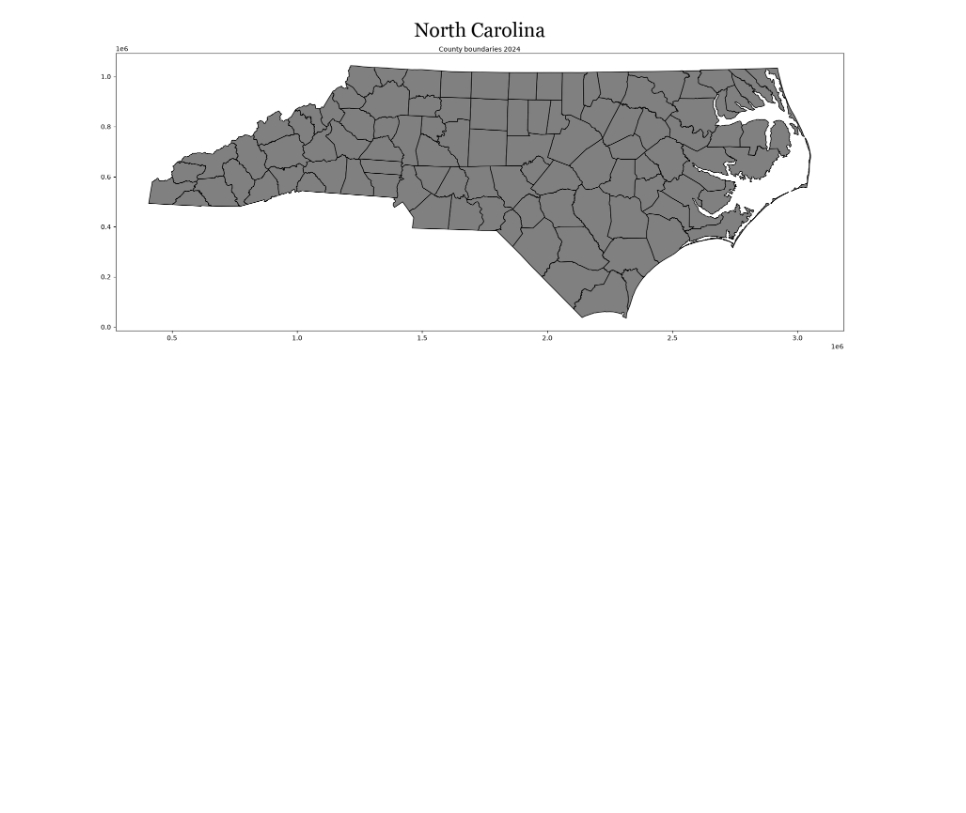
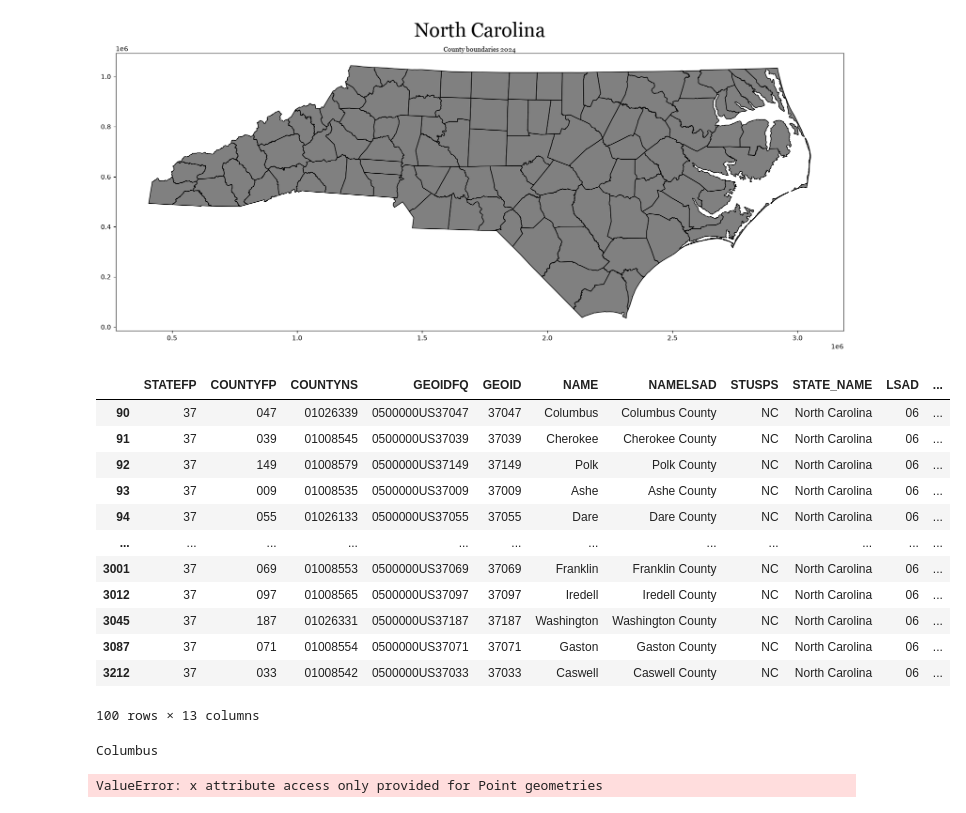
Before and after one commit to arhorton/geog592-arhorton, a Jupyter notebook: schedule/week09/GEOG592_map_legend_intro.ipynb, the cells around one changed output. Drawn from its saved outputs; the diff is of its cells as text; code cells hidden in the pictures; blank space fills up the shorter version.

```diff
--- a/schedule/week09/GEOG592_map_legend_intro.ipynb
+++ b/schedule/week09/GEOG592_map_legend_intro.ipynb
@@ -56,8 +56,8 @@ nc_counties.plot(edgecolor="black", facecolor="white")
 [figure]
 # %%
 ## changing the projection of a layer
-ncc = nc_counties.to_crs(epsg = 6543).copy()
-ncc.plot(edgecolor = "green", facecolor = "blue") ## the units have changed, now we are in feet (most of the local projections are in feet)
+ncc_copy = nc_counties.to_crs(epsg = 6543).copy()
+ncc_copy.plot(edgecolor = "green", facecolor = "blue") ## the units have changed, now we are in feet (most of the local projections are in feet)
 # %% [output]
 <Axes: >
 [figure]
@@ -80,3 +80,29 @@ ax.text(
 plt.show()
 # %% [output]
 [figure]
+# %%
+ncc_copy
+# %% [output]
+|  | STATEFP | COUNTYFP | COUNTYNS | GEOIDFQ | GEOID | NAME | NAMELSAD | STUSPS | STATE_NAME | LSAD | ... |
+| 90 | 37 | 047 | 01026339 | 0500000US37047 | 37047 | Columbus | Columbus County | NC | North Carolina | 06 | ... |
+| 91 | 37 | 039 | 01008545 | 0500000US37039 | 37039 | Cherokee | Cherokee County | NC | North Carolina | 06 | ... |
+| 92 | 37 | 149 | 01008579 | 0500000US37149 | 37149 | Polk | Polk County | NC | North Carolina | 06 | ... |
+| 93 | 37 | 009 | 01008535 | 0500000US37009 | 37009 | Ashe | Ashe County | NC | North Carolina | 06 | ... |
+| 94 | 37 | 055 | 01026133 | 0500000US37055 | 37055 | Dare | Dare County | NC | North Carolina | 06 | ... |
+| ... | ... | ... | ... | ... | ... | ... | ... | ... | ... | ... | ... |
+| 3001 | 37 | 069 | 01008553 | 0500000US37069 | 37069 | Franklin | Franklin County | NC | North Carolina | 06 | ... |
+| 3012 | 37 | 097 | 01008565 | 0500000US37097 | 37097 | Iredell | Iredell County | NC | North Carolina | 06 | ... |
+| 3045 | 37 | 187 | 01026331 | 0500000US37187 | 37187 | Washington | Washington County | NC | North Carolina | 06 | ... |
+| 3087 | 37 | 071 | 01008554 | 0500000US37071 | 37071 | Gaston | Gaston County | NC | North Carolina | 06 | ... |
+| 3212 | 37 | 033 | 01008542 | 0500000US37033 | 37033 | Caswell | Caswell County | NC | North Carolina | 06 | ... |
+100 rows × 13 columns
+# %%
+# creating a loop that assigns the county names on the map
+for name in ncc_copy["NAME"]:
+    point = ncc_copy["geometry"][ncc_copy["NAME"] == name]
+    print(name)
+    print(point.x)
+    # print(point.geometry.y)
+# %% [output]
+Columbus
+ValueError: x attribute access only provided for Point geometries
```
Also changed, not shown: parts of 1 cell of this notebook, 7 other files.
